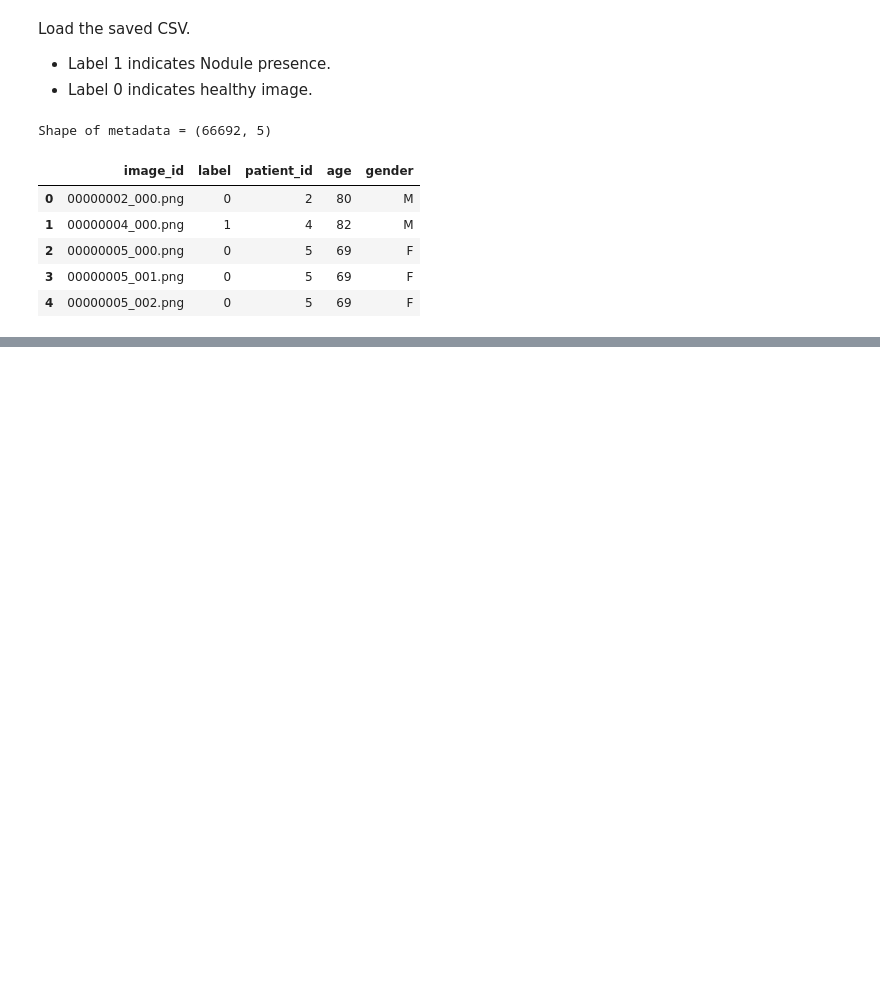
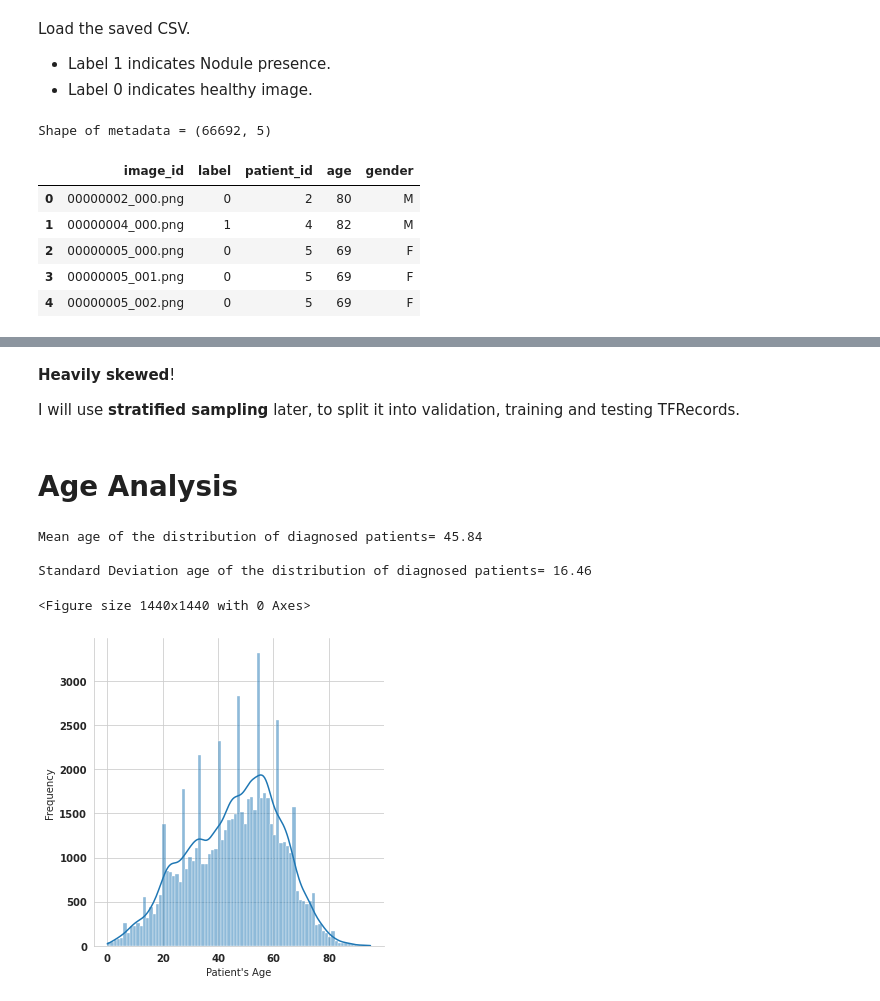
Before and after one commit to fireheart12/Chexnet_NIH, a Jupyter notebook: Exploratory Data Analysis/NIH-EDA.ipynb, the cells around one changed output, grey strips where cells are left out. Saved outputs shown, nothing was run; the diff lists cells and outputs as text; code cells hidden in the pictures; blank space fills up the shorter version.

```diff
--- a/Exploratory Data Analysis/NIH-EDA.ipynb
+++ b/Exploratory Data Analysis/NIH-EDA.ipynb
@@ -229,0 +260,20 @@ Shape of metadata = (66692, 5)
+# %% [markdown]
+**Heavily skewed**!
+
+I will use **stratified sampling** later, to split it into validation, training and testing TFRecords.
+# %% [markdown]
+# Age Analysis
+# %%
+print("Mean age of the distribution of diagnosed patients= {:.2f} \n".format(np.mean(df["age"].values)))
+print("Standard Deviation age of the distribution of diagnosed patients= {:.2f} \n".format(np.std(df["age"].values)))
+plt.figure(figsize = (20, 20))
+
+fig = sns.displot(data = df, x = "age", kde = True)
+fig.set(xlabel = "Patient's Age", ylabel = "Frequency")
+plt.grid(True)
+# %% [output]
+Mean age of the distribution of diagnosed patients= 45.84
+
+Standard Deviation age of the distribution of diagnosed patients= 16.46
+<Figure size 1440x1440 with 0 Axes>
+[figure, added]
```
Also changed, not shown: parts of 13 cells of this notebook.
